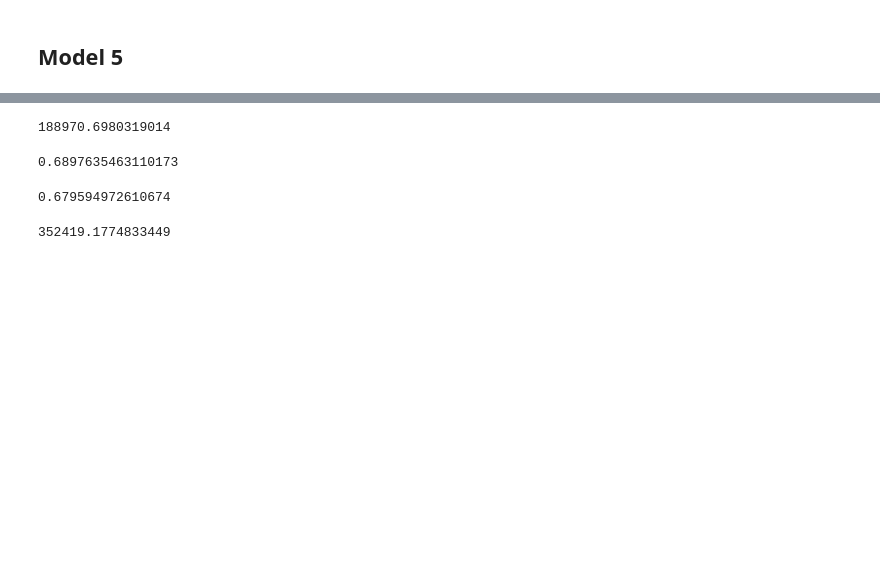
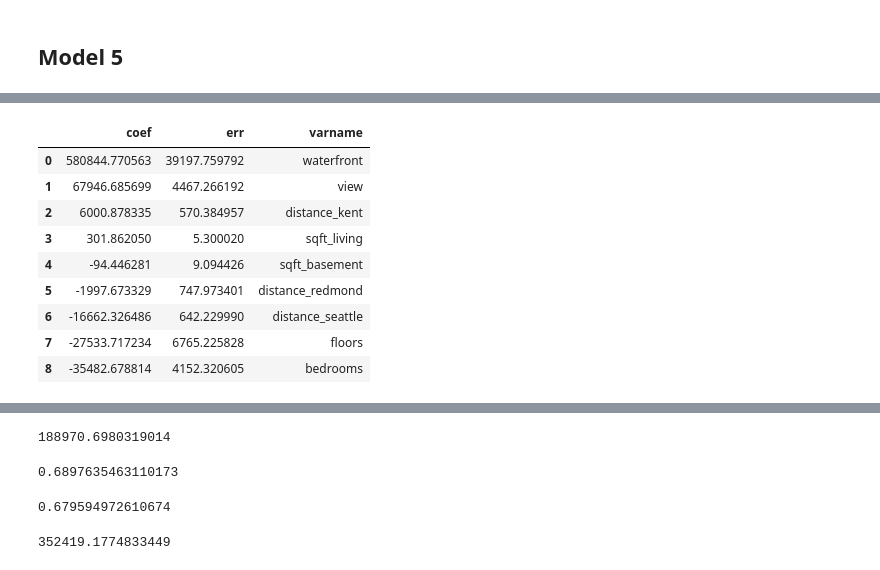
Before and after one commit to DataDoggo215/dsc-phase2-project, a Jupyter notebook: Master.ipynb, the cells around one changed output, grey strips where cells are left out. Drawn from its saved outputs; the diff is of its cells as text; code cells hidden in the pictures; blank space fills up the shorter version.

```diff
--- a/Master.ipynb
+++ b/Master.ipynb
@@ -759,0 +797,17 @@ strong multicollinearity or other numerical problems.
+# %%
+coef_df = pd.DataFrame({'coef': model_5.params.values[1:],
+                        'err': err_series.values[1:],
+                        'varname': err_series.index.values[1:],
+                       })
+coef_df.sort_values('coef', ascending=False, ignore_index= True)
+# %% [output]
+|  | coef | err | varname |
+| 0 | 580844.770563 | 39197.759792 | waterfront |
+| 1 | 67946.685699 | 4467.266192 | view |
+| 2 | 6000.878335 | 570.384957 | distance_kent |
+| 3 | 301.862050 | 5.300020 | sqft_living |
+| 4 | -94.446281 | 9.094426 | sqft_basement |
+| 5 | -1997.673329 | 747.973401 | distance_redmond |
+| 6 | -16662.326486 | 642.229990 | distance_seattle |
+| 7 | -27533.717234 | 6765.225828 | floors |
+| 8 | -35482.678814 | 4152.320605 | bedrooms |
```
Also changed, not shown: parts of 12 cells of this notebook.
